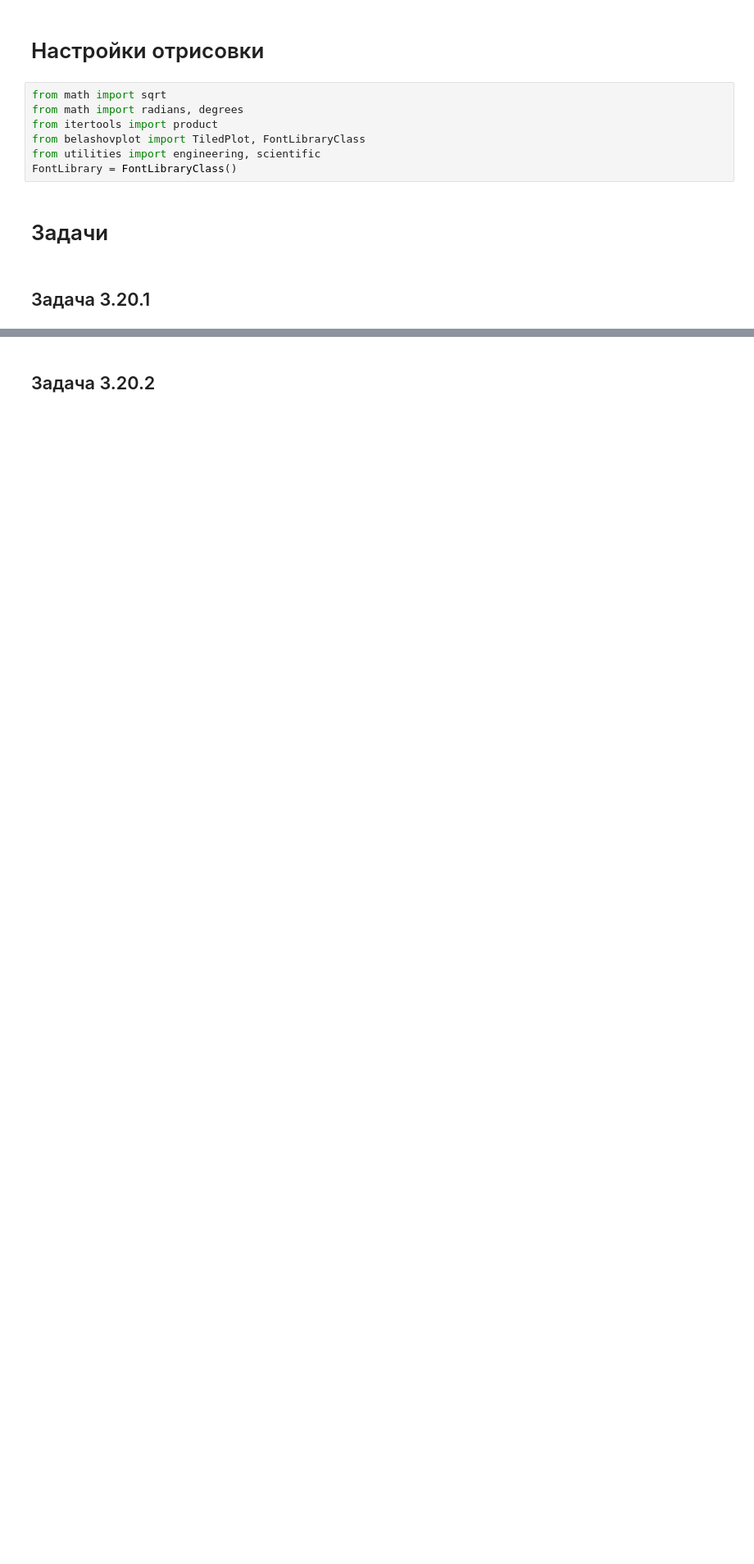
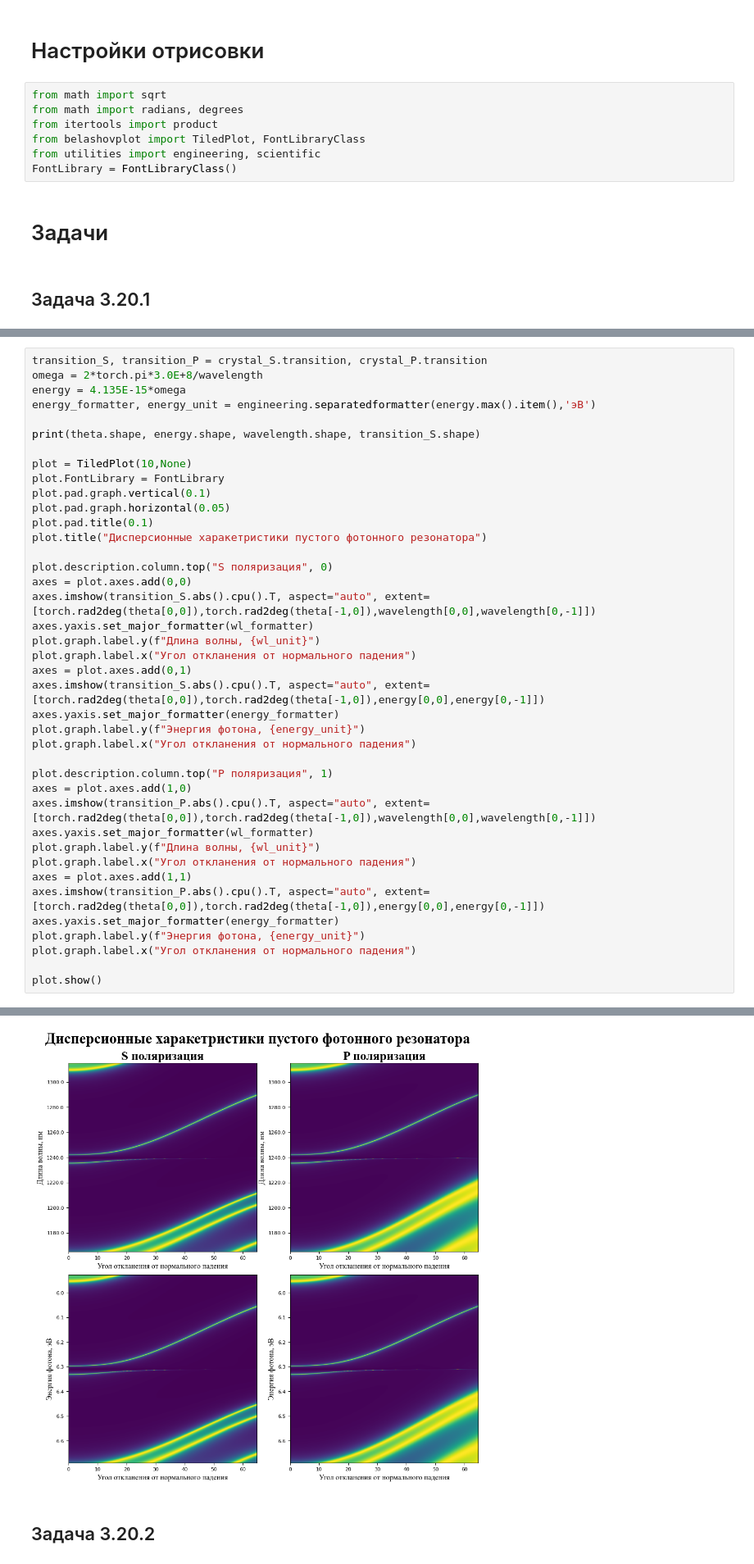
Before and after one commit to Belashov641618/NumericalsRSNO, a Jupyter notebook: Ex3.ipynb, the cells around one changed output, grey strips where cells are left out. Shown at 82% size. Cells and saved outputs as stored; diff of their text form; blank space fills up the shorter version.

```diff
--- a/Ex3.ipynb
+++ b/Ex3.ipynb
@@ -183,0 +303,41 @@ plot.show()
+# %%
+transition_S, transition_P = crystal_S.transition, crystal_P.transition
+omega = 2*torch.pi*3.0E+8/wavelength
+energy = 4.135E-15*omega
+energy_formatter, energy_unit = engineering.separatedformatter(energy.max().item(),'эВ')
+
+print(theta.shape, energy.shape, wavelength.shape, transition_S.shape)
+
+plot = TiledPlot(10,None)
+plot.FontLibrary = FontLibrary
+plot.pad.graph.vertical(0.1)
+plot.pad.graph.horizontal(0.05)
+plot.pad.title(0.1)
+plot.title("Дисперсионные харакетристики пустого фотонного резонатора")
+
+plot.description.column.top("S поляризация", 0)
+axes = plot.axes.add(0,0)
+axes.imshow(transition_S.abs().cpu().T, aspect="auto", extent=[torch.rad2deg(theta[0,0]),torch.rad2deg(theta[-1,0]),wavelength[0,0],wavelength[0,-1]])
+axes.yaxis.set_major_formatter(wl_formatter)
+plot.graph.label.y(f"Длина волны, {wl_unit}")
+plot.graph.label.x("Угол откланения от нормального падения")
+axes = plot.axes.add(0,1)
+axes.imshow(transition_S.abs().cpu().T, aspect="auto", extent=[torch.rad2deg(theta[0,0]),torch.rad2deg(theta[-1,0]),energy[0,0],energy[0,-1]])
+axes.yaxis.set_major_formatter(energy_formatter)
+plot.graph.label.y(f"Энергия фотона, {energy_unit}")
+plot.graph.label.x("Угол откланения от нормального падения")
+
+plot.description.column.top("P поляризация", 1)
+axes = plot.axes.add(1,0)
+axes.imshow(transition_P.abs().cpu().T, aspect="auto", extent=[torch.rad2deg(theta[0,0]),torch.rad2deg(theta[-1,0]),wavelength[0,0],wavelength[0,-1]])
+axes.yaxis.set_major_formatter(wl_formatter)
+plot.graph.label.y(f"Длина волны, {wl_unit}")
+plot.graph.label.x("Угол откланения от нормального падения")
+axes = plot.axes.add(1,1)
+axes.imshow(transition_P.abs().cpu().T, aspect="auto", extent=[torch.rad2deg(theta[0,0]),torch.rad2deg(theta[-1,0]),energy[0,0],energy[0,-1]])
+axes.yaxis.set_major_formatter(energy_formatter)
+plot.graph.label.y(f"Энергия фотона, {energy_unit}")
+plot.graph.label.x("Угол откланения от нормального падения")
+
+plot.show()
+# %% [output]
@@ -184,2 +345,3 @@ plot.show()
+[figure, added]
 # %% [markdown]
 ## Задача 3.20.2
```
Also changed, not shown: parts of 7 cells of this notebook, 1 other file.
